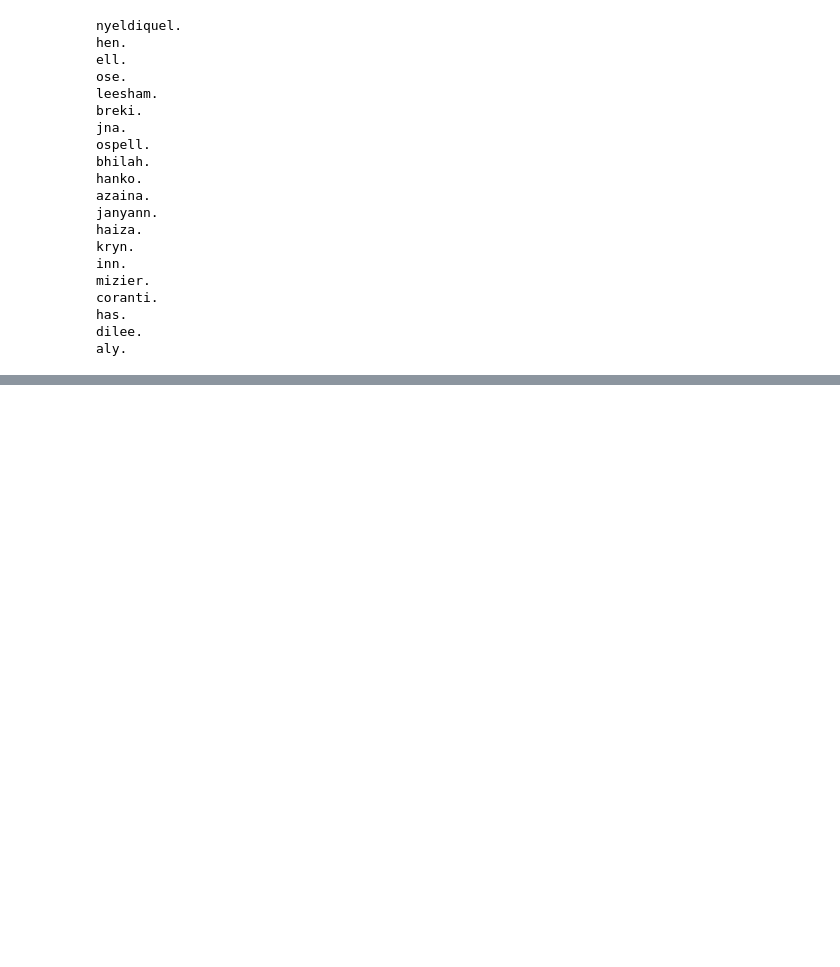
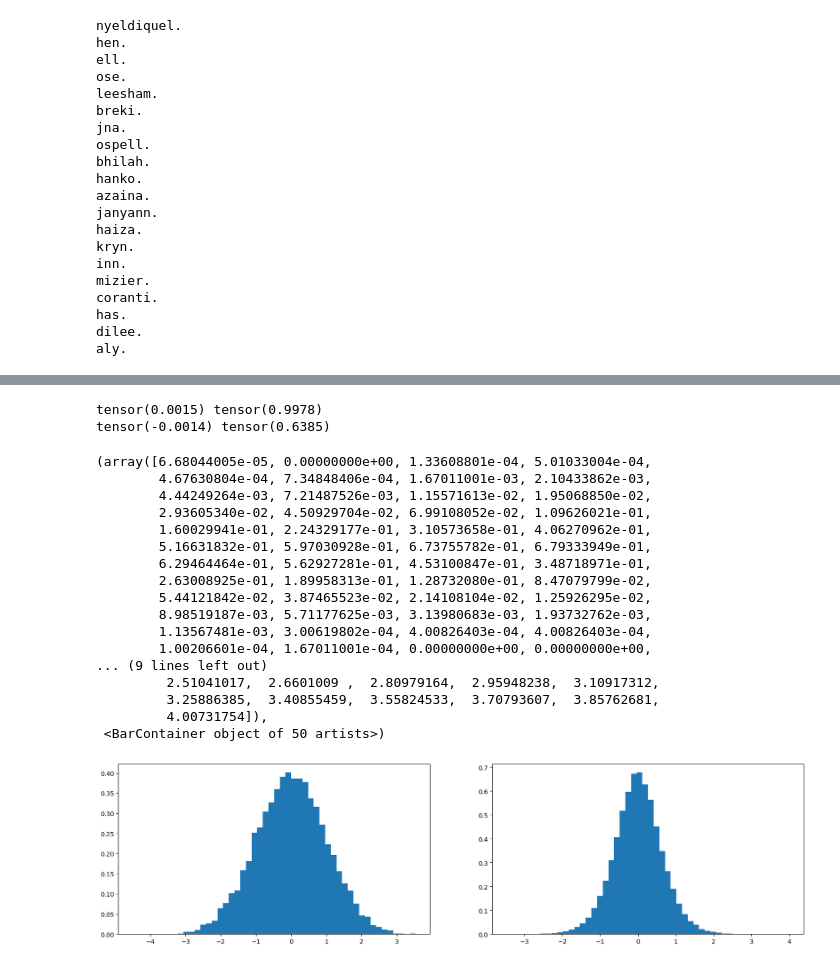
Before and after one commit to yash-meshram/neural-network, a Jupyter notebook: build_makemore_mlp2_yay.ipynb, the cells around one changed output, grey strips where cells are left out. Saved outputs shown, nothing was run; the diff lists cells and outputs as text; code cells hidden in the pictures; blank space fills up the shorter version.

```diff
--- a/build_makemore_mlp2_yay.ipynb
+++ b/build_makemore_mlp2_yay.ipynb
@@ -901,0 +946,35 @@ aly.
+# %%
+# Ex.
+x = torch.randn(1000, 10)
+w = torch.randn(10, 200) * 0.2              #**********
+y = x @ w
+
+print(x.mean(), x.std())
+print(y.mean(), y.std())
+
+plt.figure(figsize=(20, 5))
+plt.subplot(121)
+plt.hist(x.view(-1).tolist(), 50, density = True)
+plt.subplot(122)
+plt.hist(y.view(-1).tolist(), 50, density = True)
+# %% [output]
+tensor(0.0015) tensor(0.9978)
+tensor(-0.0014) tensor(0.6385)
+(array([6.68044005e-05, 0.00000000e+00, 1.33608801e-04, 5.01033004e-04,
+        4.67630804e-04, 7.34848406e-04, 1.67011001e-03, 2.10433862e-03,
+        4.44249264e-03, 7.21487526e-03, 1.15571613e-02, 1.95068850e-02,
+        2.93605340e-02, 4.50929704e-02, 6.99108052e-02, 1.09626021e-01,
+        1.60029941e-01, 2.24329177e-01, 3.10573658e-01, 4.06270962e-01,
+        5.16631832e-01, 5.97030928e-01, 6.73755782e-01, 6.79333949e-01,
+        6.29464464e-01, 5.62927281e-01, 4.53100847e-01, 3.48718971e-01,
+        2.63008925e-01, 1.89958313e-01, 1.28732080e-01, 8.47079799e-02,
+        5.44121842e-02, 3.87465523e-02, 2.14108104e-02, 1.25926295e-02,
+        8.98519187e-03, 5.71177625e-03, 3.13980683e-03, 1.93732762e-03,
+        1.13567481e-03, 3.00619802e-04, 4.00826403e-04, 4.00826403e-04,
+        1.00206601e-04, 1.67011001e-04, 0.00000000e+00, 0.00000000e+00,
+... (9 lines left out)
+         2.51041017,  2.6601009 ,  2.80979164,  2.95948238,  3.10917312,
+         3.25886385,  3.40855459,  3.55824533,  3.70793607,  3.85762681,
+         4.00731754]),
+ <BarContainer object of 50 artists>)
+[figure, added]
```
Also changed, not shown: parts of 32 cells of this notebook.
